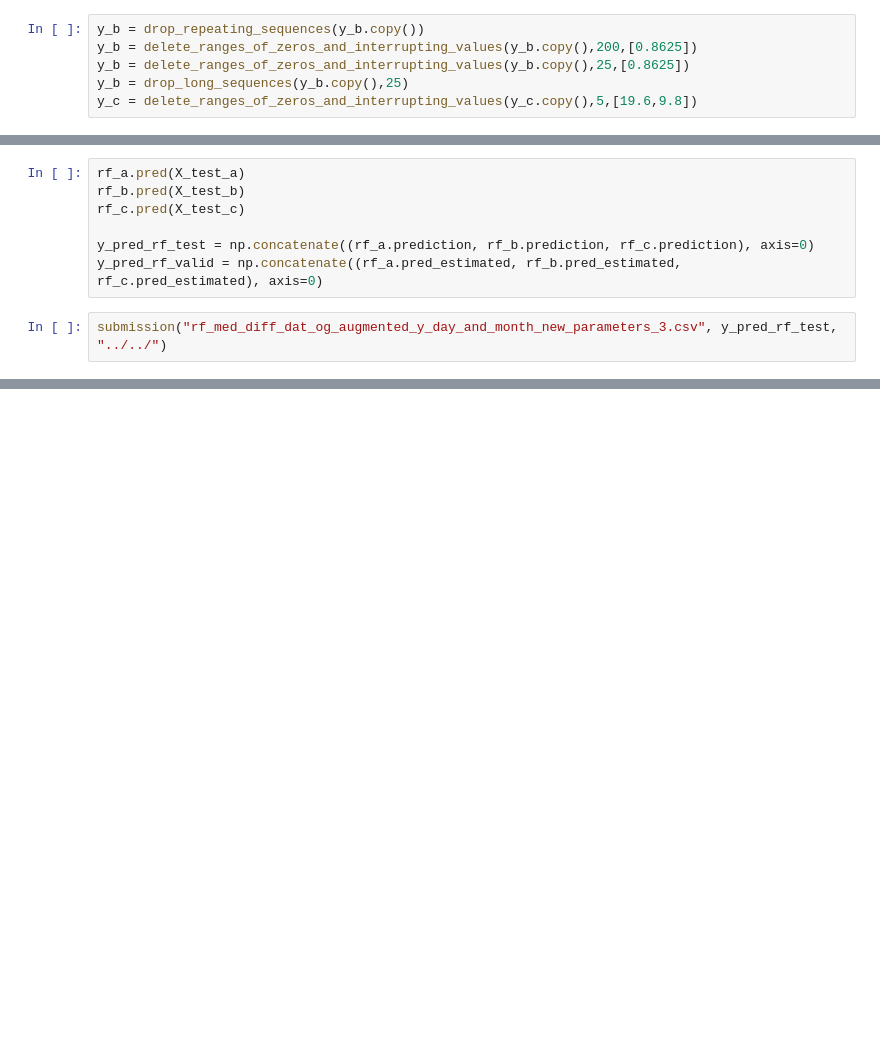
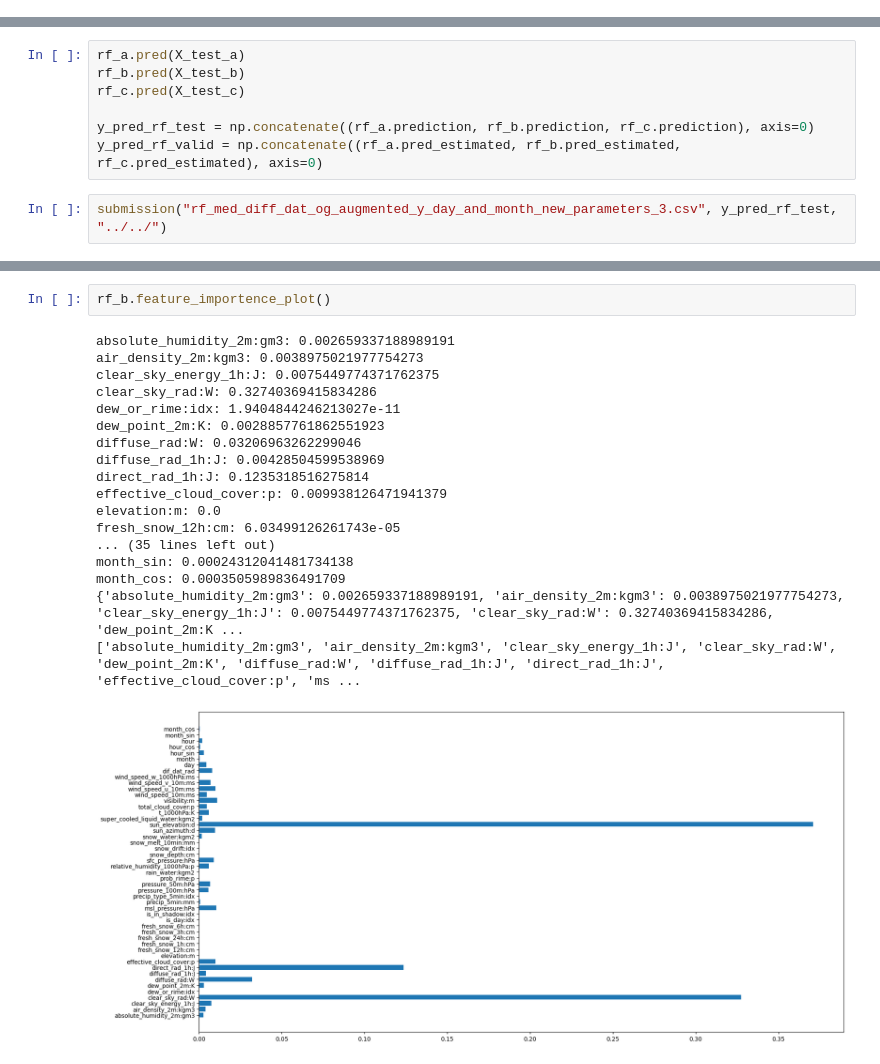
Before and after one commit to simenfritzner/TDT4173-ML-task, a Jupyter notebook: src/Models/Export_Data_to_Excel/Data_analyse_med_RF.ipynb, the cells around one changed output, grey strips where cells are left out. Saved outputs shown, nothing was run; the diff lists cells and outputs as text; blank space fills up the shorter version.

```diff
--- a/src/Models/Export_Data_to_Excel/Data_analyse_med_RF.ipynb
+++ b/src/Models/Export_Data_to_Excel/Data_analyse_med_RF.ipynb
@@ -20,8 +21,2 @@ from utilities import *
 sys.path.insert(0, '../RF')
 from utilities_RF import *
-# %%
-y_b = drop_repeating_sequences(y_b.copy())
-y_b = delete_ranges_of_zeros_and_interrupting_values(y_b.copy(),200,[0.8625])
-y_b = delete_ranges_of_zeros_and_interrupting_values(y_b.copy(),25,[0.8625])
-y_b = drop_long_sequences(y_b.copy(),25)
-y_c = delete_ranges_of_zeros_and_interrupting_values(y_c.copy(),5,[19.6,9.8])
@@ -332,0 +130,21 @@ submission("rf_med_diff_dat_og_augmented_y_day_and_month_new_parameters_3.csv",
+# %%
+rf_b.feature_importence_plot()
+# %% [output]
+absolute_humidity_2m:gm3: 0.002659337188989191
+air_density_2m:kgm3: 0.0038975021977754273
+clear_sky_energy_1h:J: 0.0075449774371762375
+clear_sky_rad:W: 0.32740369415834286
+dew_or_rime:idx: 1.9404844246213027e-11
+dew_point_2m:K: 0.0028857761862551923
+diffuse_rad:W: 0.03206963262299046
+diffuse_rad_1h:J: 0.00428504599538969
+direct_rad_1h:J: 0.1235318516275814
+effective_cloud_cover:p: 0.009938126471941379
+elevation:m: 0.0
+fresh_snow_12h:cm: 6.03499126261743e-05
+... (35 lines left out)
+month_sin: 0.00024312041481734138
+month_cos: 0.0003505989836491709
+{'absolute_humidity_2m:gm3': 0.002659337188989191, 'air_density_2m:kgm3': 0.0038975021977754273, 'clear_sky_energy_1h:J': 0.0075449774371762375, 'clear_sky_rad:W': 0.32740369415834286, 'dew_point_2m:K ...
+['absolute_humidity_2m:gm3', 'air_density_2m:kgm3', 'clear_sky_energy_1h:J', 'clear_sky_rad:W', 'dew_point_2m:K', 'diffuse_rad:W', 'diffuse_rad_1h:J', 'direct_rad_1h:J', 'effective_cloud_cover:p', 'ms ...
+[figure, added]
```
Also changed, not shown: parts of 26 cells of this notebook, 12 other files.
